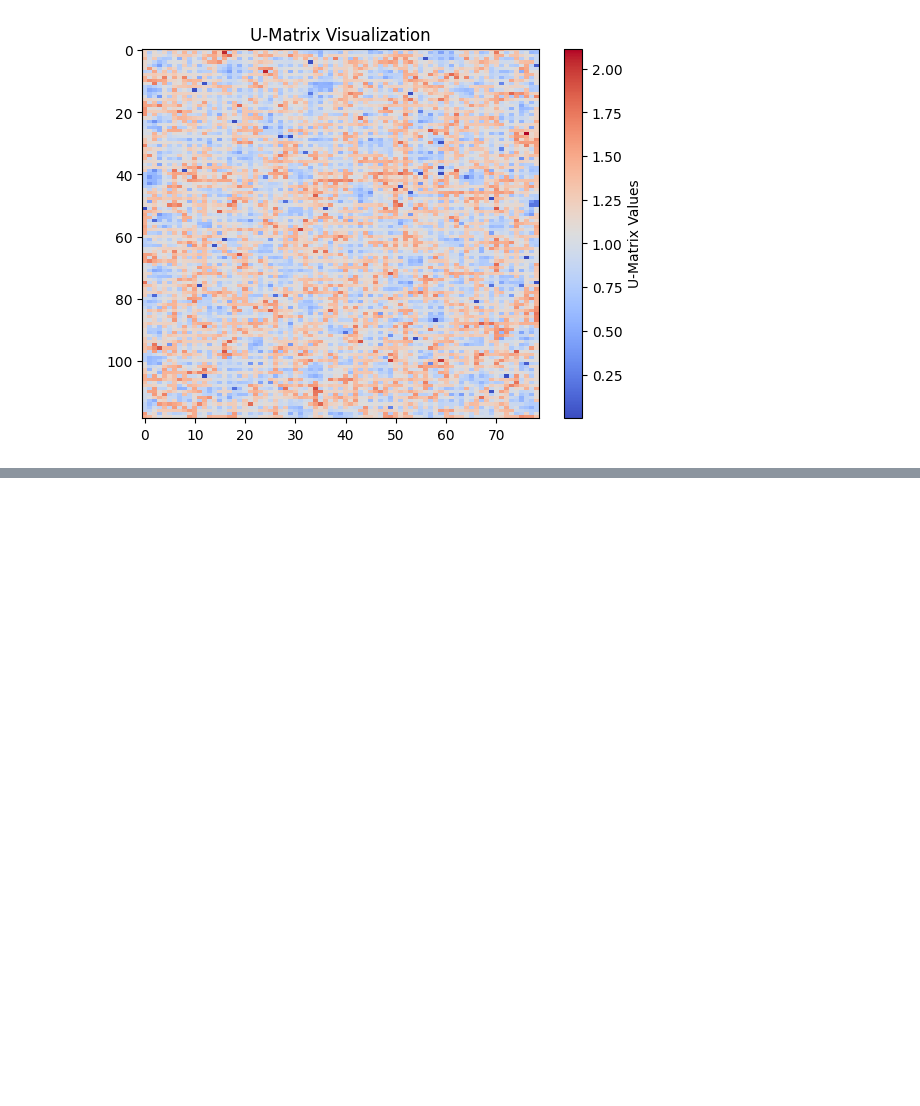
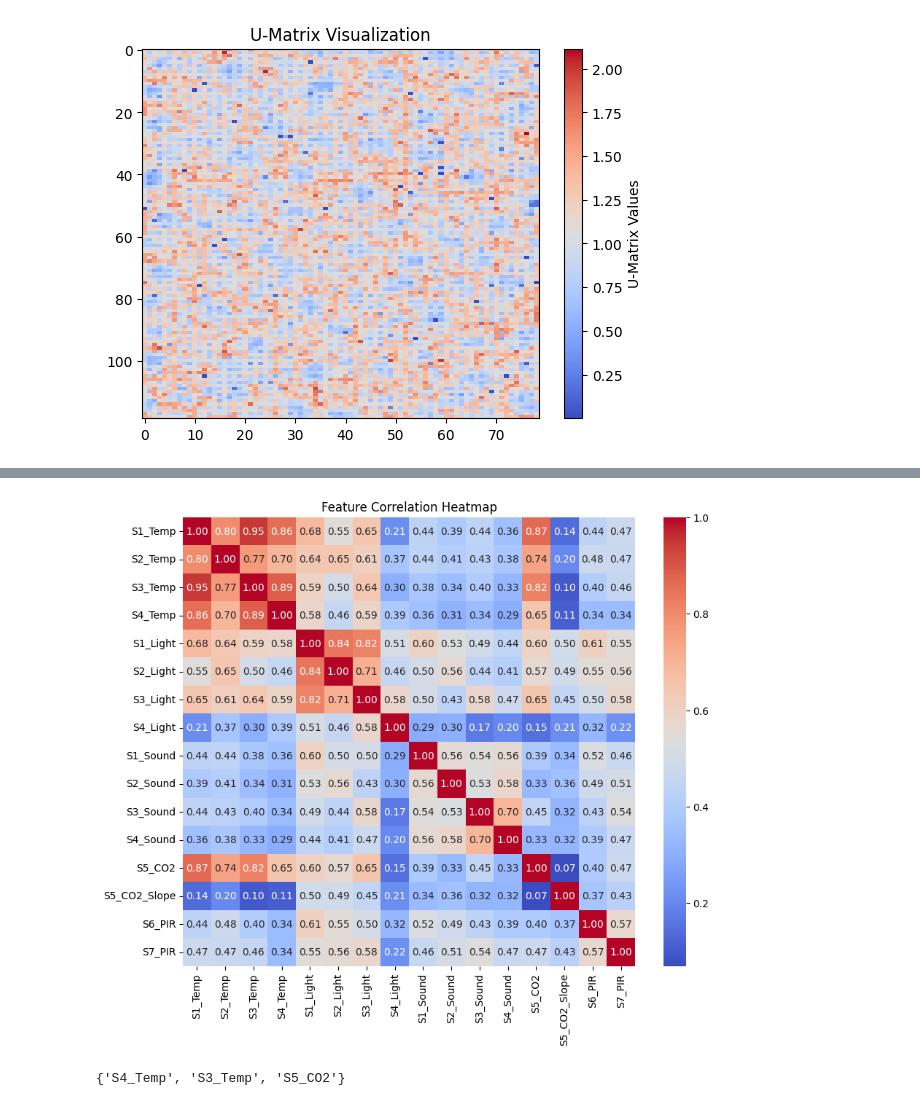
Before and after one commit to landgrafb98/SOM_22_Coding_Topic_G_Demo_DataCombo-3, a Jupyter notebook: Room_Occupancy_60_40.ipynb, the cells around one changed output, grey strips where cells are left out. Saved outputs shown, nothing was run; the diff lists cells and outputs as text; code cells hidden in the pictures; blank space fills up the shorter version.

```diff
--- a/Room_Occupancy_60_40.ipynb
+++ b/Room_Occupancy_60_40.ipynb
@@ -62,0 +170,27 @@ plt.show()
+# %%
+# Check correlations between numerical features
+correlation_matrix = features.corr()
+
+# Plot correlation heatmap
+plt.figure(figsize=(10, 8))
+sns.heatmap(correlation_matrix, annot=True, cmap="coolwarm", fmt=".2f")
+plt.title("Feature Correlation Heatmap")
+plt.show()
+# %% [output]
+[figure, added]
+# %%
+# Identify features to drop
+threshold = 0.85
+to_drop = set()
+for i in correlation_matrix.columns:
+    if i not in to_drop:
+        for j in correlation_matrix.columns:
+            if i != j and abs(correlation_matrix.loc[i, j]) > threshold and j not in to_drop:
+                to_drop.add(j)
+
+# Drop the redundant features
+features_scaled_reduced = features_scaled.drop(columns=list(to_drop))
+features_reduced = features.drop(columns=list(to_drop))
+print(to_drop)
+# %% [output]
+{'S4_Temp', 'S3_Temp', 'S5_CO2'}
```
Also changed, not shown: parts of 9 cells of this notebook.
